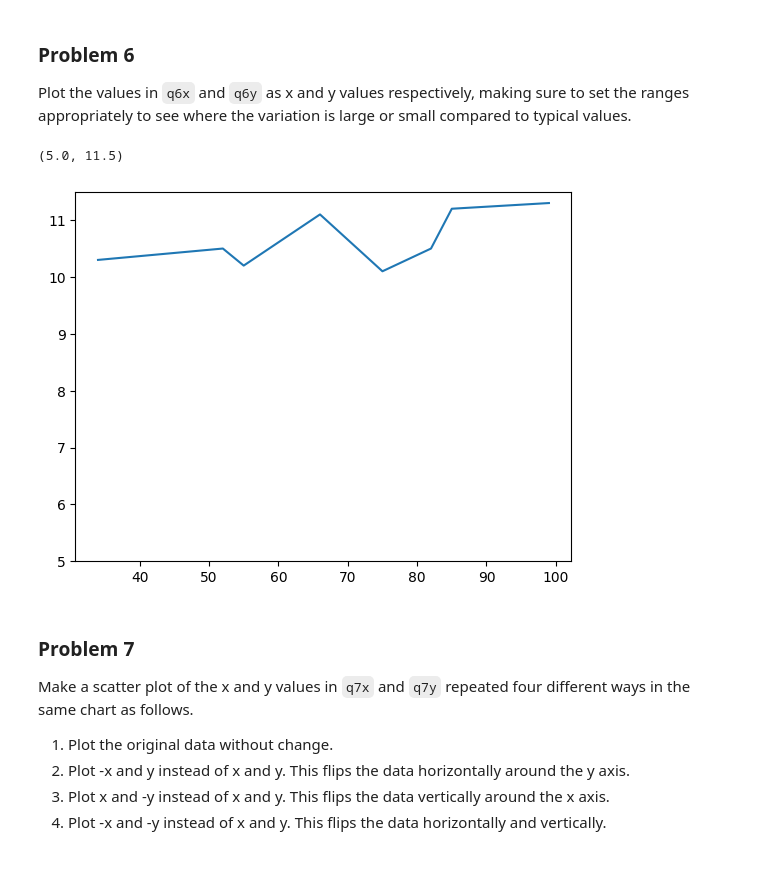
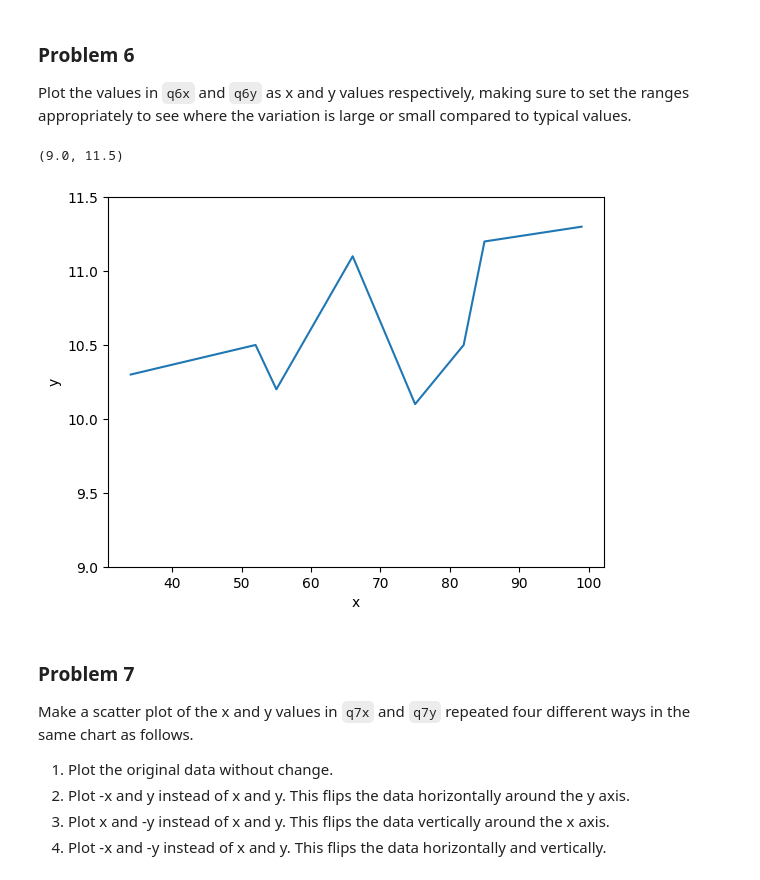
Before and after one commit to mmorebugit/dx602-homework-05, a Jupyter notebook: homework.ipynb, the cells around one changed output. Drawn from its saved outputs; the diff is of its cells as text; code cells hidden in the pictures.

```diff
--- a/homework.ipynb
+++ b/homework.ipynb
@@ -172,12 +172,13 @@ q6y = [10.3, 10.5, 10.2, 11.1, 10.1, 10.5, 11.2, 11.3]
 # %%
 # YOUR CHANGES HERE
 
 plt.plot(q6x,q6y)
-
-plt.ylim(5,11.5)
+plt.xlabel('x')
+plt.ylabel('y')
+plt.ylim(9,11.5)
 # %% [output]
-(5.0, 11.5)
+(9.0, 11.5)
-[figure, old version]
+[figure, new version]
 # %% [markdown]
 ### Problem 7
 
```
Also changed, not shown: parts of 2 cells of this notebook.
